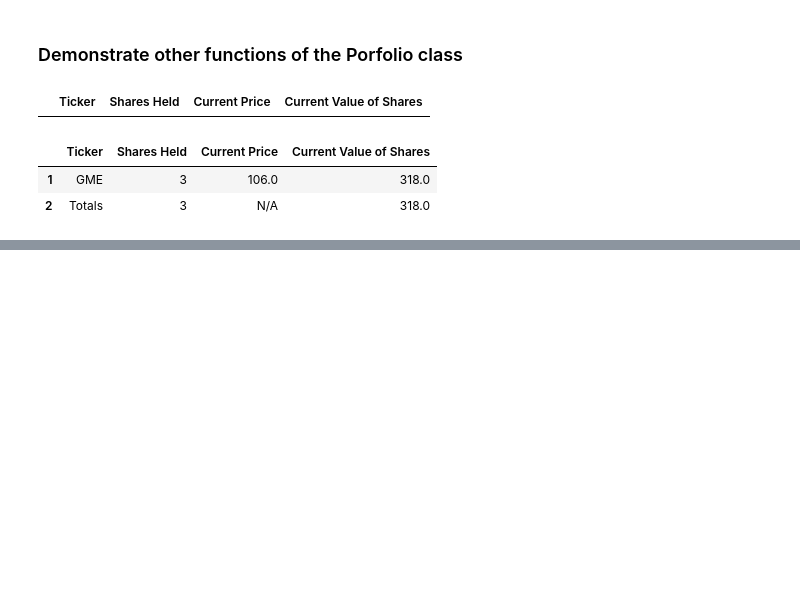
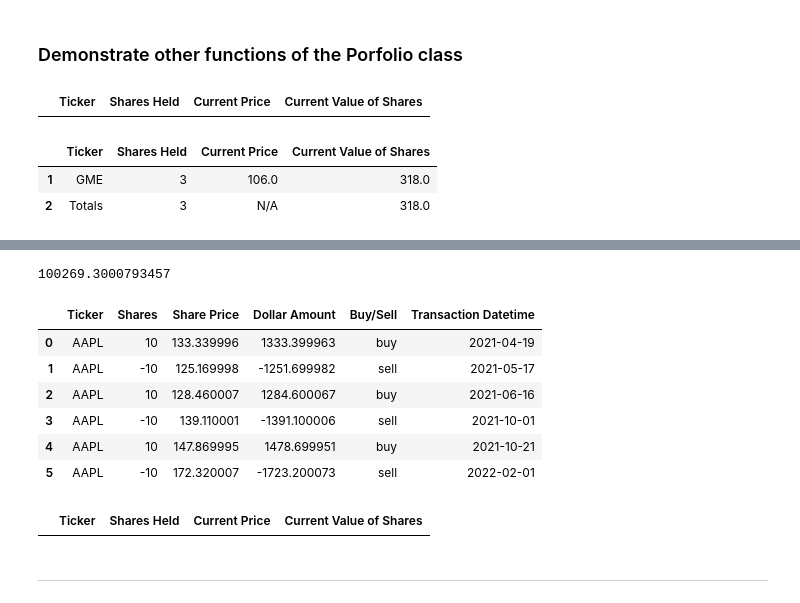
Before and after one commit to dkfreitag/dfinance, a Jupyter notebook: example.ipynb, the cells around one changed output, grey strips where cells are left out. Saved outputs shown, nothing was run; the diff lists cells and outputs as text; code cells hidden in the pictures; blank space fills up the shorter version.

```diff
--- a/example.ipynb
+++ b/example.ipynb
@@ -199,0 +208,5 @@ my_port.current_positions()
+# %%
+# Initialize backtest object
+# Initialize portfolio object
+my_back = dfin.Backtest()
+my_port = dfin.Portfolio()
@@ -199,0 +251,20 @@ my_port.current_positions()
+# %%
+my_port.cashvalue
+# %% [output]
+100269.3000793457
+# %%
+my_port.ledger()
+# %% [output]
+|  | Ticker | Shares | Share Price | Dollar Amount | Buy/Sell | Transaction Datetime |
+| 0 | AAPL | 10 | 133.339996 | 1333.399963 | buy | 2021-04-19 |
+| 1 | AAPL | -10 | 125.169998 | -1251.699982 | sell | 2021-05-17 |
+| 2 | AAPL | 10 | 128.460007 | 1284.600067 | buy | 2021-06-16 |
+| 3 | AAPL | -10 | 139.110001 | -1391.100006 | sell | 2021-10-01 |
+| 4 | AAPL | 10 | 147.869995 | 1478.699951 | buy | 2021-10-21 |
+| 5 | AAPL | -10 | 172.320007 | -1723.200073 | sell | 2022-02-01 |
+# %%
+my_port.current_positions()
+# %% [output]
+|  | Ticker | Shares Held | Current Price | Current Value of Shares |
+# %% [markdown]
+***
```
Also changed, not shown: parts of 5 cells of this notebook, 4 other files.
